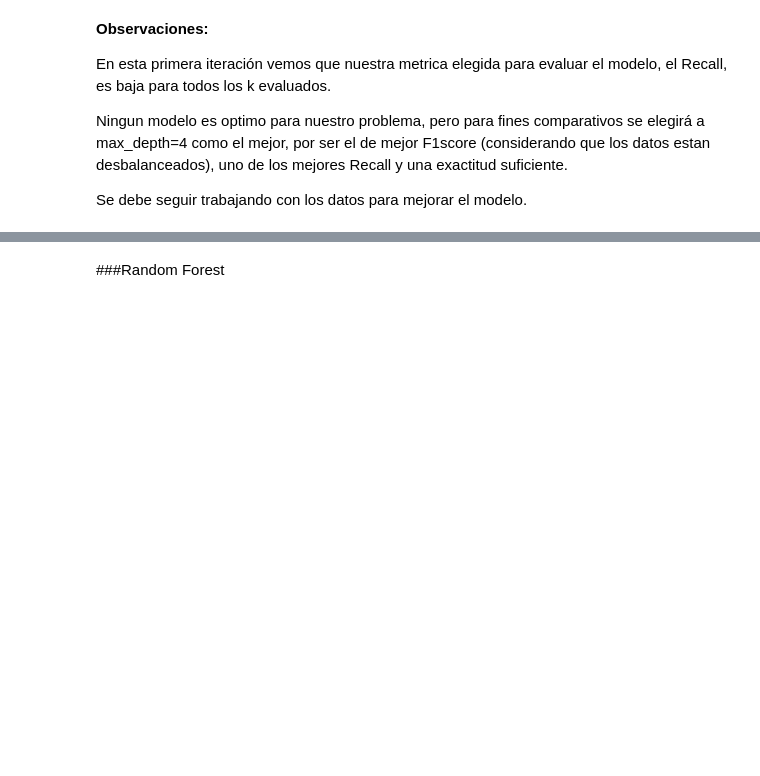
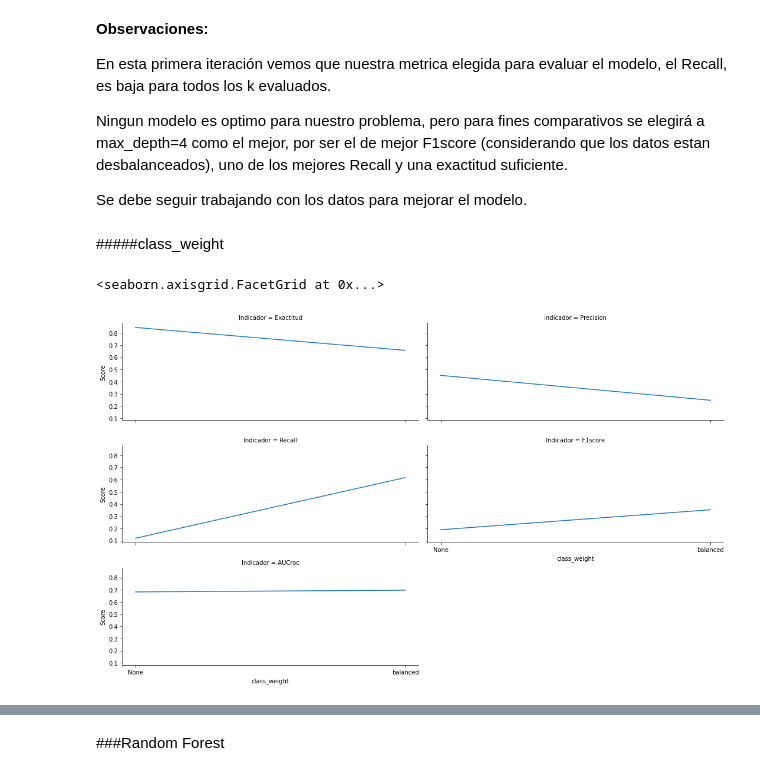
Before and after one commit to MatiasRogani/FraminghamStudy, a Jupyter notebook: FraminghamStudy.ipynb, the cells around one changed output, grey strips where cells are left out. Cells and saved outputs as stored; diff of their text form; code cells hidden in the pictures; blank space fills up the shorter version.

```diff
--- a/FraminghamStudy.ipynb
+++ b/FraminghamStudy.ipynb
@@ -1330,3 +1337,52 @@ En esta primera iteración vemos que nuestra metrica elegida para evaluar el mod
 Ningun modelo es optimo para nuestro problema, pero para fines comparativos se elegirá a max_depth=4 como el mejor, por ser el de mejor F1score (considerando que los datos estan desbalanceados), uno de los mejores Recall y una exactitud suficiente.
 
 Se debe seguir trabajando con los datos para mejorar el modelo.
+# %% [markdown]
+#####class_weight
+# %%
+from sklearn.metrics import accuracy_score
+from sklearn.metrics import precision_score
+from sklearn.metrics import f1_score
+from sklearn.metrics import recall_score
+from sklearn.metrics import roc_curve, auc
+
+
+Metricas = {}
+
+for class_weight in [None, 'balanced']:
+  #Creacion del modelo
+  clasificador = DecisionTreeClassifier(max_depth=4, class_weight=class_weight, random_state=11)
+
+  clasificador.fit(X_train, y_train);
+
+  #Prediccion en Test
+  y_test_pred = clasificador.predict(X_test)
+
+  #Calculo para ROC
+  class_probabilities = clasificador.predict_proba(X_test)
+  preds = class_probabilities[:, 1]
+  fpr, tpr, threshold = roc_curve(y_test, preds)
+
+  if class_weight==None:
+    class_weight = 'None'
+
+  Metricas[class_weight] = {
+      'class_weight': class_weight,
+      'Exactitud': accuracy_score(y_test, y_test_pred),
+      'Precision': precision_score(y_test, y_test_pred),
+      'Recall': recall_score(y_test, y_test_pred),
+      'F1score': f1_score(y_test, y_test_pred),
+      'AUCroc': auc(fpr, tpr)
+      }
+
+
+Metricas = pd.DataFrame(Metricas).T
+Metricas = Metricas.melt(id_vars=['class_weight'], value_vars=['Exactitud', 'Precision', 'Recall', 'F1score', 'AUCroc'], value_name='Score', var_name='Indicador')
+# %%
+g = sns.FacetGrid(data=Metricas,col="Indicador", col_wrap=2, aspect=2.5)
+g.map(sns.lineplot, 'class_weight', 'Score')
+
+#sns.relplot(kind='line', data= Metricas, y= 'Score', x='k', col='Indicador');
+# %% [output]
+<seaborn.axisgrid.FacetGrid at 0x...>
+[figure, added]
```
Also changed, not shown: parts of 25 cells of this notebook.
